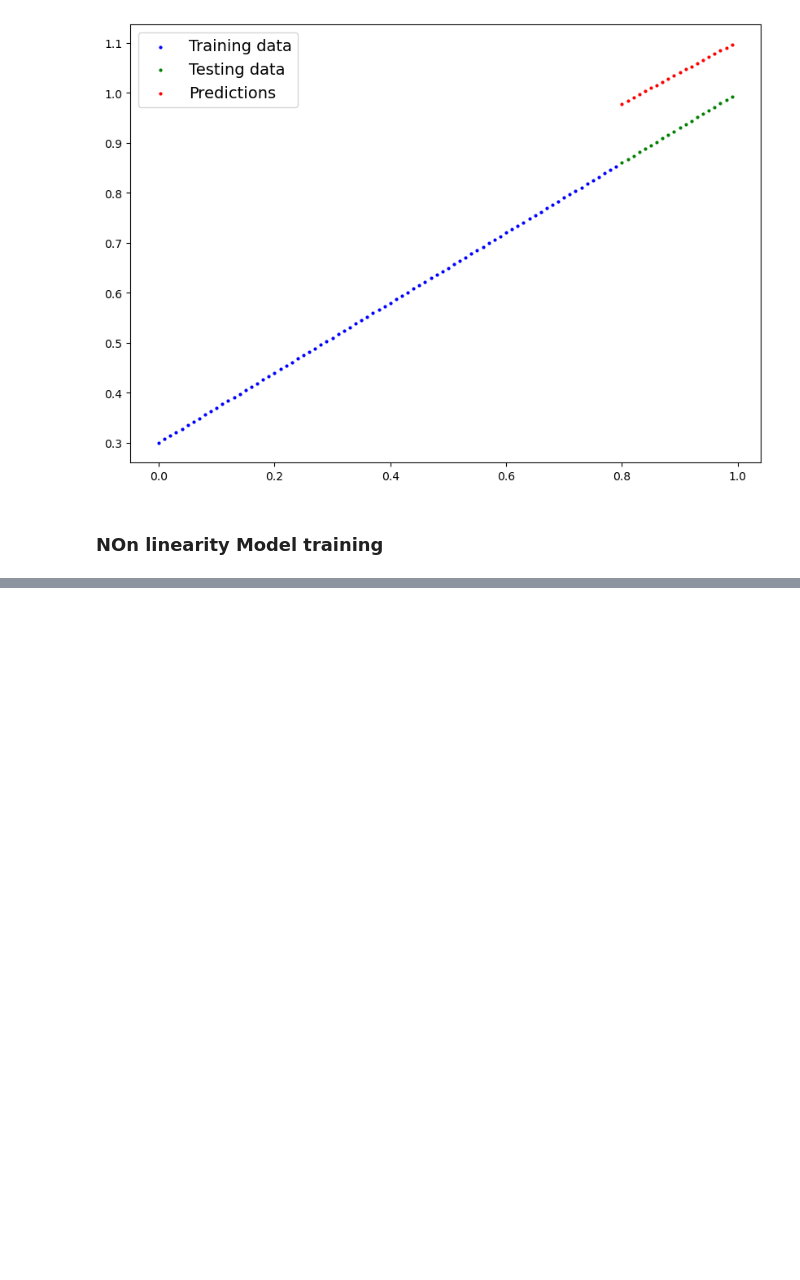
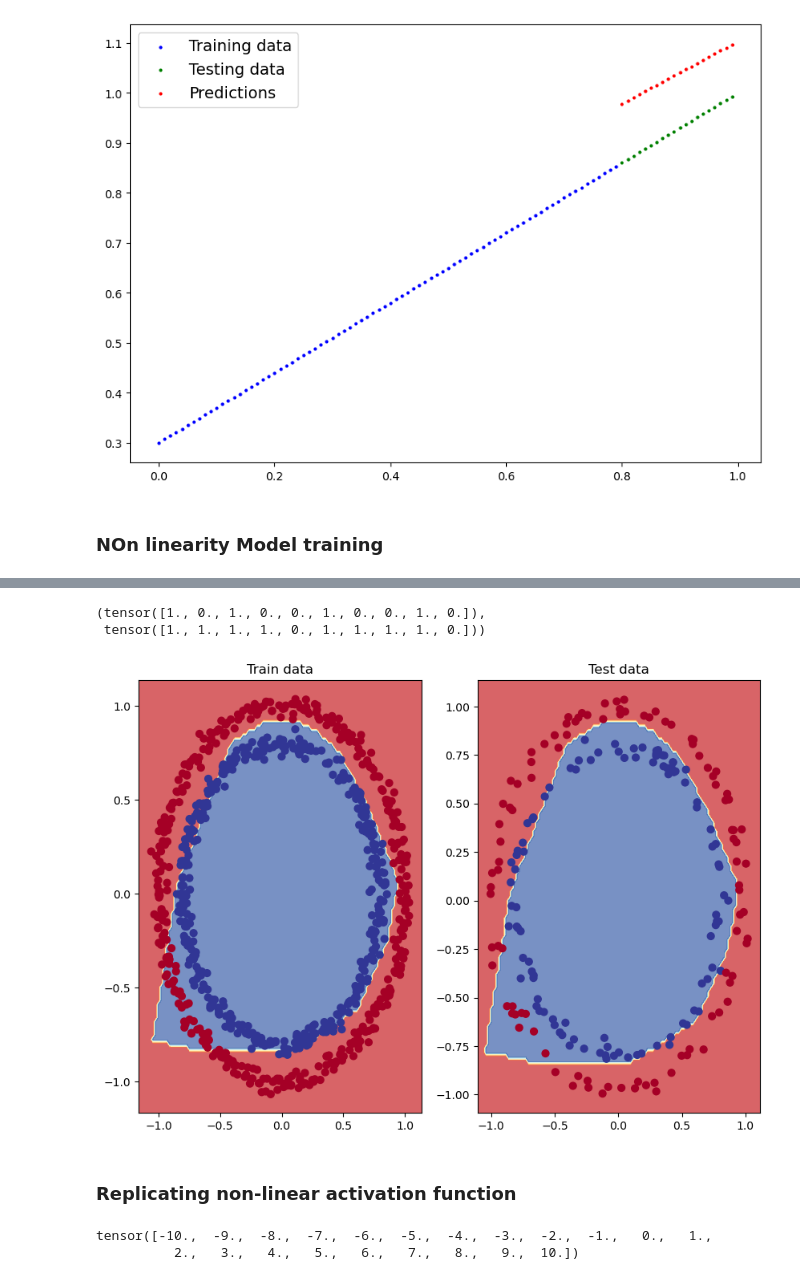
Before and after one commit to Darshan2082002/Python-Project-for-my-understanding, a Jupyter notebook: Pytorch File/Chapter_2.ipynb, the cells around one changed output, grey strips where cells are left out. Cells and saved outputs as stored; diff of their text form; code cells hidden in the pictures; blank space fills up the shorter version.

Commit message:
Visulaztion of  Sigmoid activation function

```diff
--- a/Pytorch File/Chapter_2.ipynb
+++ b/Pytorch File/Chapter_2.ipynb
@@ -534,0 +552,3 @@ plot_predictions(train_data=X_train_regression.cpu(),
+# %%
+x_train,x_test,y_train,y_test=train_test_split(x,y,test_size=0.2,random_state=42)
+print(x_train[:5])
@@ -534,0 +587,26 @@ plot_predictions(train_data=X_train_regression.cpu(),
+# %%
+loss_fn=nn.BCEWithLogitsLoss()
+optimizer=torch.optim.SGD(model_3.parameters(),lr=0.1)
+# %%
+torch.manual_seed(42)
+epochs=1000
+x_train,y_train=x_train.to(device),y_train.to(device)
+x_test,y_test=x_test.to(device),y_test.to(device)
+# %%
+for epoch in range(epochs):
+    model_3.train()
+    y_logits=model_3(x_train).squeeze()
+    y_pred=torch.round(torch.sigmoid(y_logits))
+    loss=loss_fn(y_logits,y_train)
+    acc=accuracy_fn(y_true=y_train,y_pred=y_pred)
+    optimizer.zero_grad()
+    loss.backward()
+    optimizer.step()
+    model_3.eval()
+    with torch.inference_mode():
+        test_logits=model_3(x_test).squeeze()
+        test_pred=torch.round(torch.sigmoid(test_logits))
+        test_loss=loss_fn(test_logits,y_test)
+        test_acc=accuracy_fn(y_true=y_test,y_pred=test_pred)
+    if epoch%100==0:
+         print(f"Epoch:{epoch}| Train_loss:{loss:.5f}, Test loss:{test_loss:.5f}")
@@ -534,0 +624,27 @@ plot_predictions(train_data=X_train_regression.cpu(),
+# %%
+model_3.eval()
+with torch.inference_mode():
+    y_preds=torch.round(torch.sigmoid(model_3(x_test).squeeze()))
+y_preds[:10],y[:10]
+# %% [output]
+(tensor([1., 0., 1., 0., 0., 1., 0., 0., 1., 0.]),
+ tensor([1., 1., 1., 1., 0., 1., 1., 1., 1., 0.]))
+# %%
+plt.figure(figsize=(10,7))
+plt.subplot(1,2,1)
+plt.title("Train data")
+plot_decision_boundary(model_3,x_train,y_train)
+
+plt.subplot(1,2,2)
+plt.title("Test data")
+plot_decision_boundary(model_3,x_test,y_test)
+# %% [output]
+[figure, added]
+# %% [markdown]
+### Replicating non-linear activation function
+# %%
+A=torch.arange(-10,10.1,dtype=torch.float32)
+A
+# %% [output]
+tensor([-10.,  -9.,  -8.,  -7.,  -6.,  -5.,  -4.,  -3.,  -2.,  -1.,   0.,   1.,
+          2.,   3.,   4.,   5.,   6.,   7.,   8.,   9.,  10.])
```
Also changed, not shown: parts of 21 cells of this notebook.
